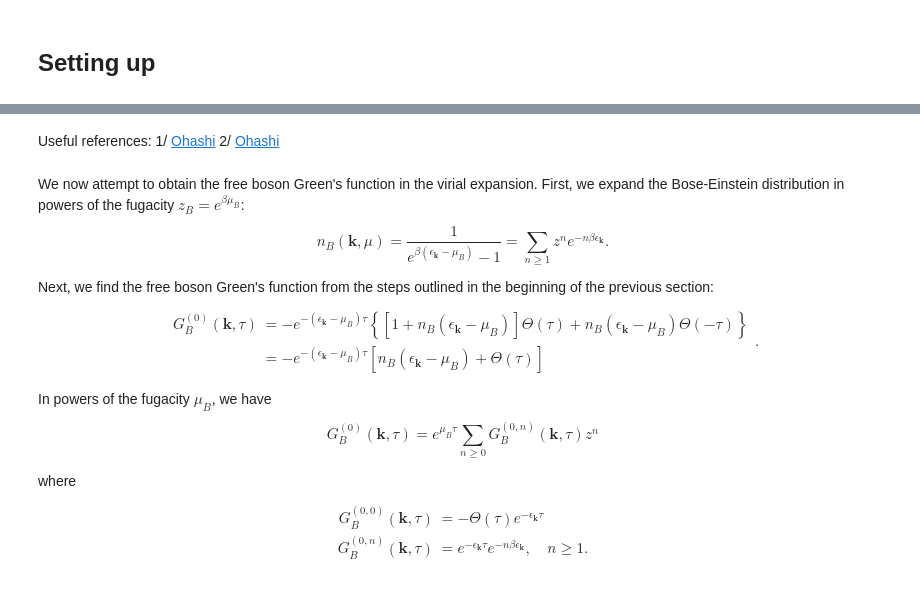
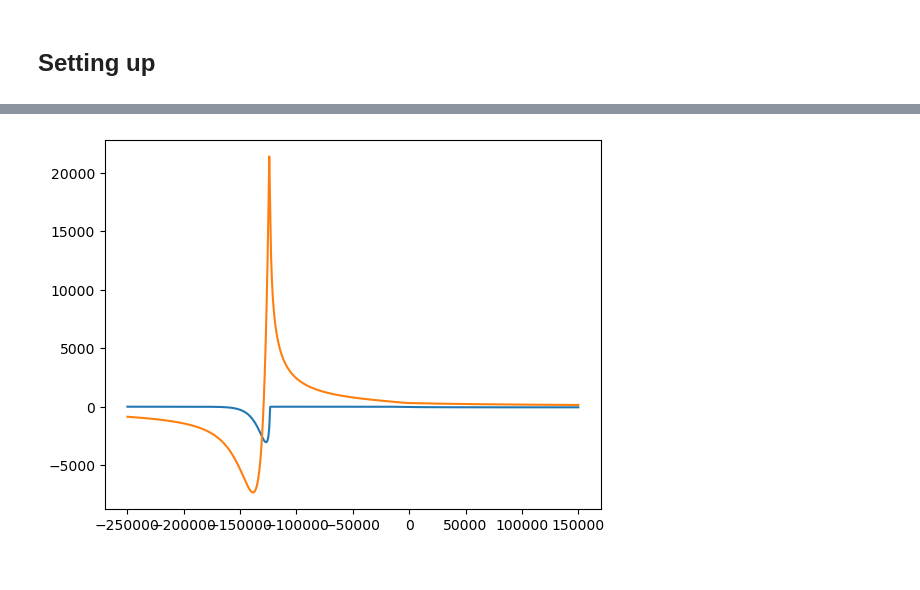
Before and after one commit to huanium/huanium, a Jupyter notebook: MIT_PhD/Fermi1/free-to-free-lineshape/free_impurity_rf_response.ipynb, the cells around one changed output, grey strips where cells are left out. Drawn from its saved outputs; the diff is of its cells as text; code cells hidden in the pictures.

```diff
--- a/MIT_PhD/Fermi1/free-to-free-lineshape/free_impurity_rf_response.ipynb
+++ b/MIT_PhD/Fermi1/free-to-free-lineshape/free_impurity_rf_response.ipynb
@@ -252,34 +162,31 @@ To make the formalism consistent with what was done in the previous section, we
-# %% [markdown]
-Useful references:
-1/ [Ohashi](https://arxiv.org/pdf/1705.02591.pdf)
-2/ [Ohashi](https://arxiv.org/pdf/1907.12257.pdf)
-# %% [markdown]
-We now attempt to obtain the free boson Green's function in the virial expansion. First, we expand the Bose-Einstein distribution in powers of the fugacity $z_B = e^{\beta \mu_B}$:
-$$
-n_B(\mathbf{k},\mu) = \frac{1}{e^{\beta(\epsilon_\mathbf{k} - \mu_B)} - 1} = \sum_{n\geq 1} z^n e^{-n \beta \epsilon_\mathbf{k}}.
-$$
-
-Next, we find the free boson Green's function from the steps outlined in the beginning of the previous section:
-$$
-\begin{align*}
-G_B^{(0)}(\mathbf{k}, \tau)
-&=  -e^{-(\epsilon_\mathbf{k} - \mu_B)\tau}
-\left\{
-    [1 + n_B(\epsilon_\mathbf{k} - \mu_B) ] \Theta(\tau) +  n_B(\epsilon_\mathbf{k} - \mu_B) \Theta(-\tau)
-\right\} \\
-&= -e^{-(\epsilon_\mathbf{k} - \mu_B) \tau} [n_B(\epsilon_\mathbf{k} - \mu_B)  + \Theta(\tau) ]
-\end{align*}.
-$$
-
-In powers of the fugacity $\mu_B$, we have
-$$
-G^{(0)}_B(\mathbf{k}, \tau) = e^{\mu_B \tau} \sum_{n\geq 0} G_B^{(0,n)} (\mathbf{k}, \tau) z^n
-$$
-
-where
-$$
-\begin{align*}
-G_B^{(0,0)} (\mathbf{k}, \tau) &= -\Theta(\tau)e^{-\epsilon_\mathbf{k}\tau} \\
-G_B^{(0,n)} (\mathbf{k}, \tau) &= e^{-\epsilon_\mathbf{k}\tau} e^{-n\beta \epsilon_\mathbf{k}}, \quad n\geq 1.
-\end{align*}
-$$
+# %%
+def NaK_imaginary_integrand(P, En, Eb, beta):
+    s = En + 10j - (mNa23 + mK40)*(P**2/(2*mNa23 + 2*mK40) - P**2/(2*mNa23)) # in Hz
+    factor = (-4*np.pi / (2*np.pi)**3) * (mNa23 + mK40)**(3/2)
+    T_matrix = (2*np.sqrt(2) / (muNa40K * u)**(3/2)) * np.sqrt(s)/ (s + Eb)
+    return factor * (P**2) * np.exp(-beta * (mNa23 + mK40) * P**2/ (2 * mNa23)) * T_matrix
+
+def NaK_real_integrand(P, En, Eb, beta):
+    s = En + 10j - (mNa23 + mK40)*(P**2/(2*mNa23 + 2*mK40) - P**2/(2*mNa23)) # in Hz
+    factor = ((4 * np.pi) / (2*np.pi)**3 ) * (mNa23 + mK40)**(3/2)
+    T_matrix = (2 * np.sqrt(2) * np.pi / (muNa40K * u)**(3/2)) / (np.sqrt(Eb) - np.sqrt(-s))
+    return factor * (P**2) * np.exp(-beta * (mNa23 + mK40) * P**2/  (2 * mNa23)) * T_matrix
+# %%
+points = 500
+momentum_cutoff = np.sqrt(2e6)
+beta = h_planck / (kB * 500e-9)
+a_scat = 1000 * a0
+Eb = (hbar**2/(2 * a_scat**2 * muNa40K * u)) / h_planck # in Hz
+En = np.linspace(-250e3,150e3,points)
+z = 0.1
+imaginary_results = []*points
+real_results = []*points
+for i in range(points):
+    real_results.append(z*quad(NaK_real_integrand, 0, momentum_cutoff, args=(En[i], Eb, beta), epsabs=1e-6)[0])
+    imaginary_results.append(z*quad(NaK_imaginary_integrand, 0, momentum_cutoff, args=(En[i], Eb, beta), epsabs=1e-6)[0])
+# %%
+plt.plot(En, imaginary_results)
+plt.plot(En, real_results)
+plt.show()
+# %% [output]
+[figure, added]
```
Also changed, not shown: parts of 19 cells of this notebook, 18 other files.
